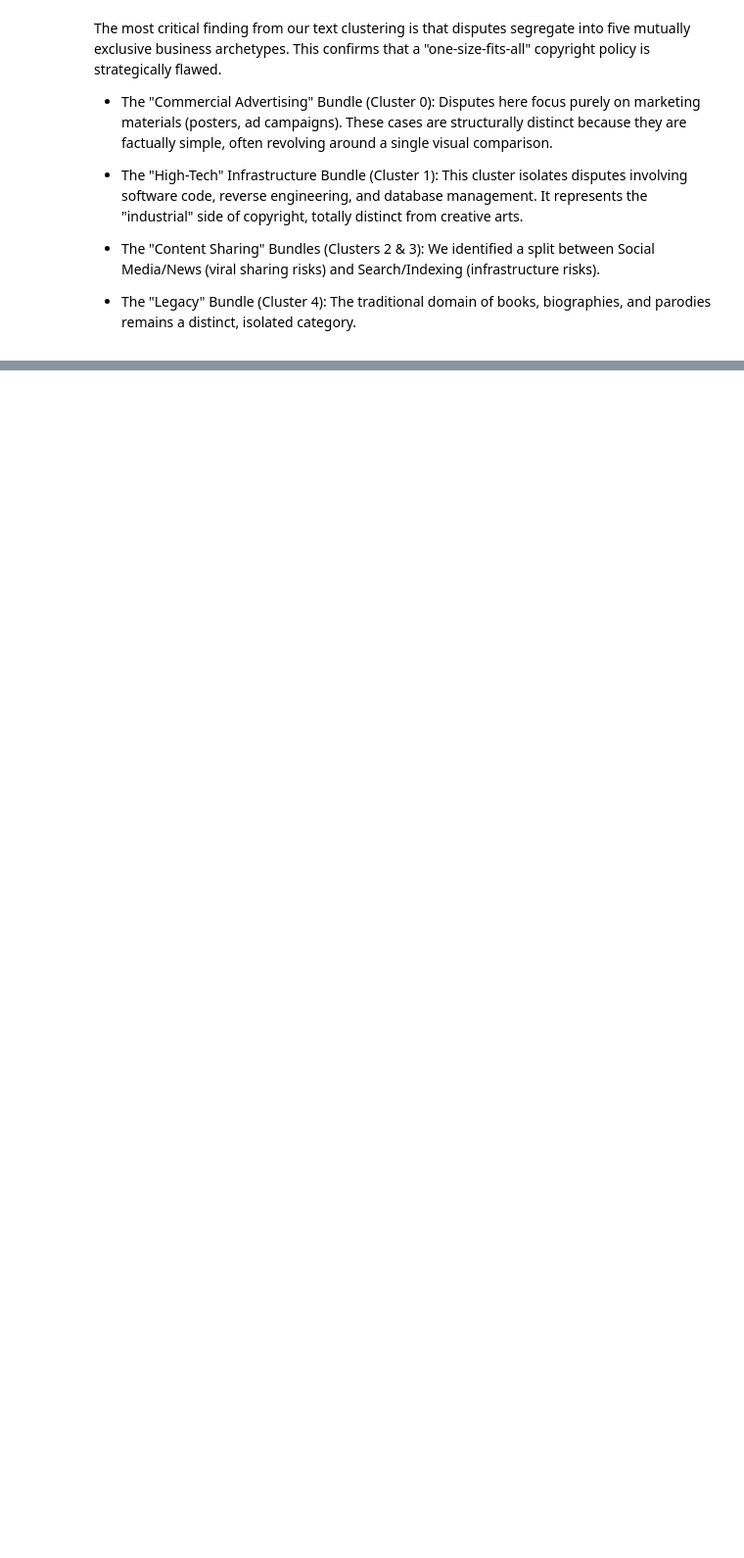
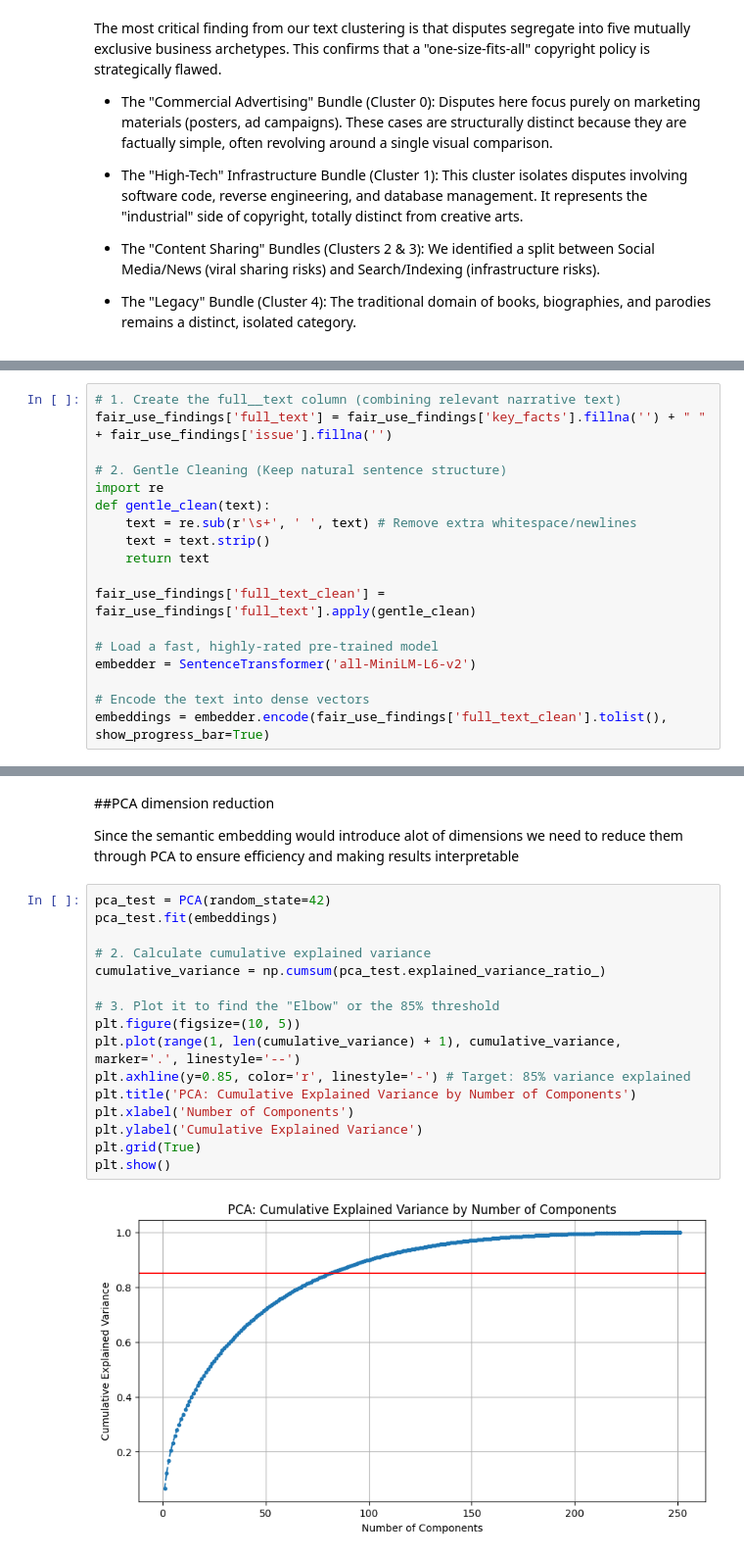
Before and after one commit to mqanaq/BA820-B1-Team13, a Jupyter notebook: Danish_Azmi/M4_Danish_Kamal_Azmi.ipynb, the cells around one changed output, grey strips where cells are left out. Shown at 98% size. Saved outputs shown, nothing was run; the diff lists cells and outputs as text; blank space fills up the shorter version.

```diff
--- a/Danish_Azmi/M4_Danish_Kamal_Azmi.ipynb
+++ b/Danish_Azmi/M4_Danish_Kamal_Azmi.ipynb
@@ -311,0 +354,18 @@ The most critical finding from our text clustering is that disputes segregate in
+# %%
+# 1. Create the full__text column (combining relevant narrative text)
+fair_use_findings['full_text'] = fair_use_findings['key_facts'].fillna('') + " " + fair_use_findings['issue'].fillna('')
+
+# 2. Gentle Cleaning (Keep natural sentence structure)
+import re
+def gentle_clean(text):
+    text = re.sub(r'\s+', ' ', text) # Remove extra whitespace/newlines
+    text = text.strip()
+    return text
+
+fair_use_findings['full_text_clean'] = fair_use_findings['full_text'].apply(gentle_clean)
+
+# Load a fast, highly-rated pre-trained model
+embedder = SentenceTransformer('all-MiniLM-L6-v2')
+
+# Encode the text into dense vectors
+embeddings = embedder.encode(fair_use_findings['full_text_clean'].tolist(), show_progress_bar=True)
@@ -311,0 +387,22 @@ The most critical finding from our text clustering is that disputes segregate in
+# %% [markdown]
+##PCA dimension reduction
+
+Since the semantic embedding would introduce alot of dimensions we need to reduce them through PCA to ensure efficiency and making results interpretable
+# %%
+pca_test = PCA(random_state=42)
+pca_test.fit(embeddings)
+
+# 2. Calculate cumulative explained variance
+cumulative_variance = np.cumsum(pca_test.explained_variance_ratio_)
+
+# 3. Plot it to find the "Elbow" or the 85% threshold
+plt.figure(figsize=(10, 5))
+plt.plot(range(1, len(cumulative_variance) + 1), cumulative_variance, marker='.', linestyle='--')
+plt.axhline(y=0.85, color='r', linestyle='-') # Target: 85% variance explained
+plt.title('PCA: Cumulative Explained Variance by Number of Components')
+plt.xlabel('Number of Components')
+plt.ylabel('Cumulative Explained Variance')
+plt.grid(True)
+plt.show()
+# %% [output]
+[figure, added]
```
Also changed, not shown: parts of 27 cells of this notebook.
